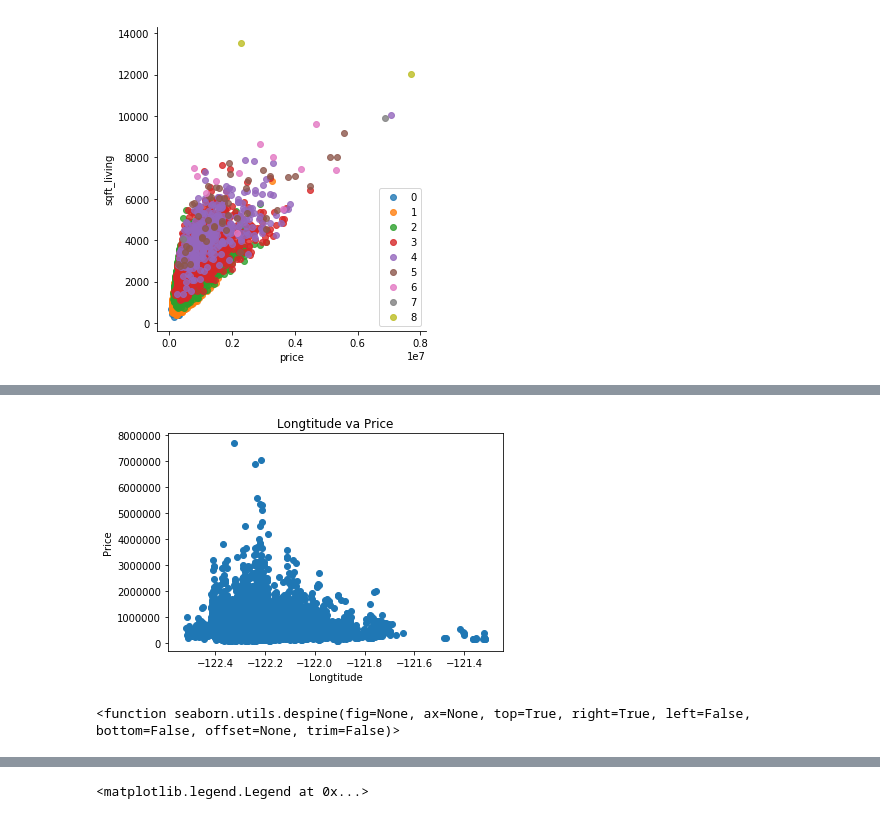
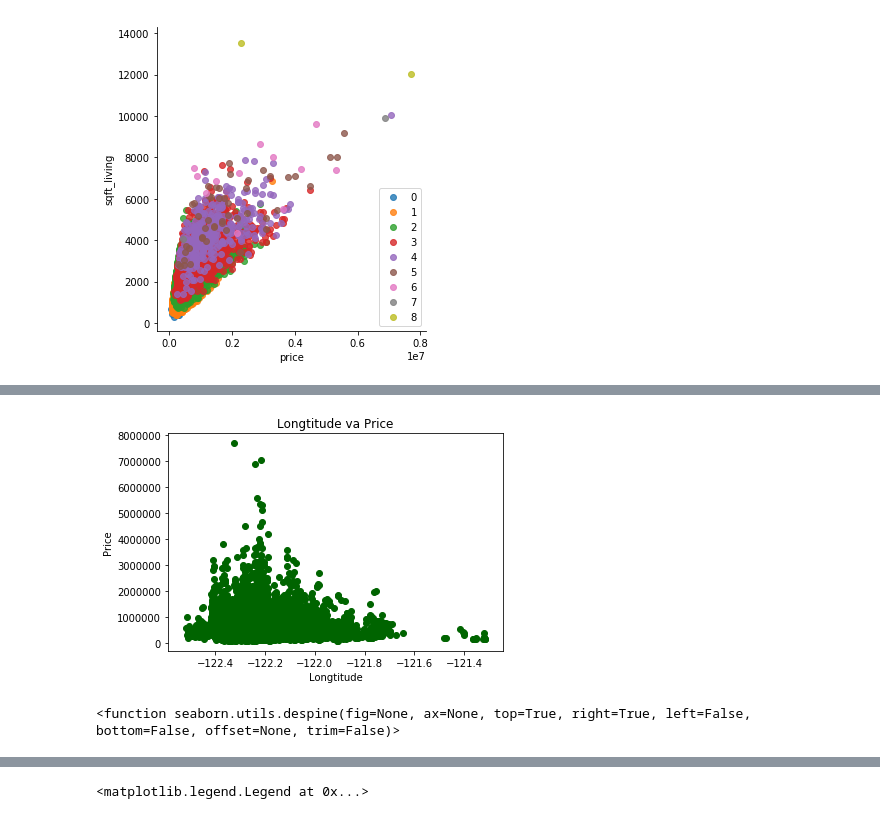
Before and after one commit to OliviaWan56/House-Price-Prediction-in-King-County, a Jupyter notebook: King House Price Prediction_rwan929.ipynb, the cells around one changed output, grey strips where cells are left out. Saved outputs shown, nothing was run; the diff lists cells and outputs as text; code cells hidden in the pictures.

```diff
--- a/King House Price Prediction_rwan929.ipynb
+++ b/King House Price Prediction_rwan929.ipynb
@@ -629,13 +558,13 @@ sns.despine
 <function seaborn.utils.despine(fig=None, ax=None, top=True, right=True, left=False, bottom=False, offset=None, trim=False)>
 # %%
-plt.scatter(df_hp.long, df_hp.price)
+plt.scatter(df_hp.long, df_hp.price, color='darkgreen')
 plt.title("Longtitude va Price")
 plt.xlabel('Longtitude')
 plt.ylabel('Price')
 plt.show()
 sns.despine
 # %% [output]
-[figure, old version]
+[figure, new version]
 <function seaborn.utils.despine(fig=None, ax=None, top=True, right=True, left=False, bottom=False, offset=None, trim=False)>
 # %%
 # find the row of the house which has the highest price
```
Also changed, not shown: parts of 48 cells of this notebook.
